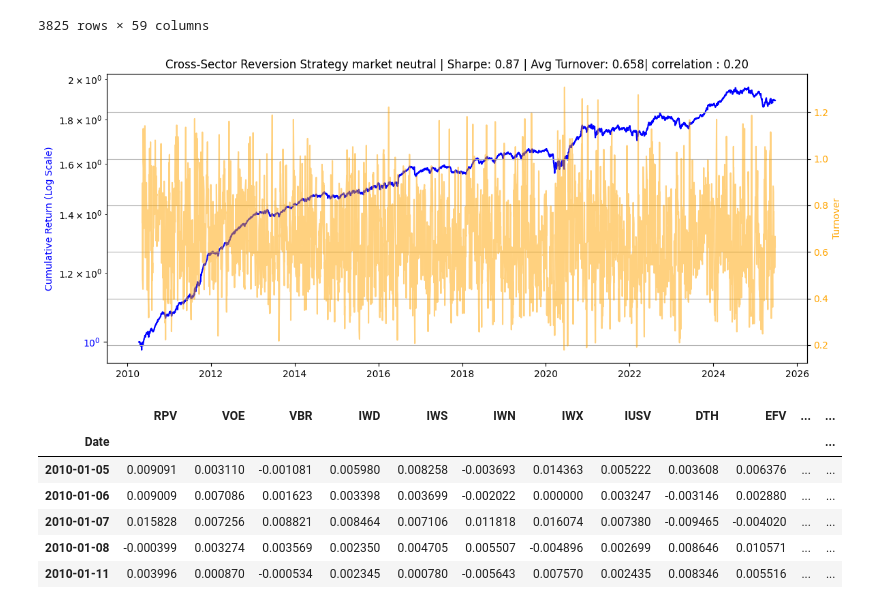
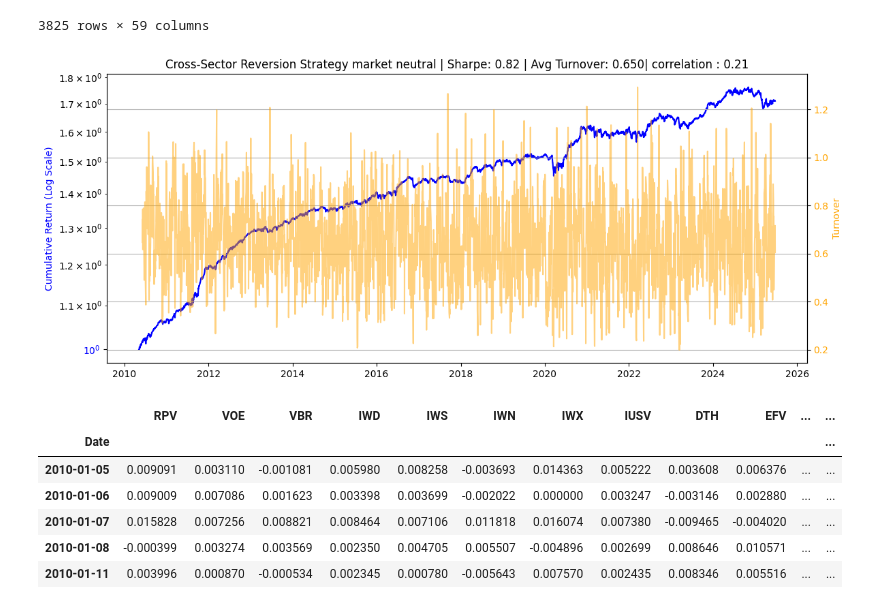
Before and after one commit to YunhoJeonKor/Residual-momentum, a Jupyter notebook: Final_file.ipynb, the cells around one changed output. Cells and saved outputs as stored; diff of their text form; code cells hidden in the pictures.

```diff
--- a/Final_file.ipynb
+++ b/Final_file.ipynb
@@ -482,35 +482,35 @@ def backtest(df_rets, market_residuals, market_returns, etf_assortment, rf_daily
     #     plt.title(f'Cross-Sector Reversion Strategy | Sharpe: {sharpe:.2f} | Avg Turnover: {avg_turnover:.3f}')
     #     fig.tight_layout()
     #     plt.grid(True)
     #     plt.show()
 
     if plot_true:
         cum_returns = (1 + strategy_returns).cumprod()
         fig, ax1 = plt.subplots(figsize=(12, 5))
 
         ax1.plot(cum_returns, color='blue', label='Cumulative Return')
         ax1.set_ylabel('Cumulative Return (Log Scale)', color='blue')
         ax1.tick_params(axis='y', labelcolor='blue')
         ax1.set_yscale("log")
 
         ax2 = ax1.twinx()
         ax2.plot(turnover, color='orange', alpha=0.5, label='Turnover')
         ax2.set_ylabel('Turnover', color='orange')
         ax2.tick_params(axis='y', labelcolor='orange')
 
         plt.title(f'Cross-Sector Reversion Strategy market neutral | Sharpe: {sharpe:.2f} | Avg Turnover: {avg_turnover:.3f}'
                   f'| correlation : {corr:.2f}')
         fig.tight_layout()
         plt.grid(True)
         plt.show()
 
         return (long_weights,short_weights,weights,strategy_returns)
 
 (long_weights,short_weights,weights,strategy_returns) = backtest(df_rets, market_residuals,market_returns, etf_assortment,
-          rf_daily, signal_window = 1, vol_window = 20, vol_scale = False, plot_true = True, sector_neutral= True, exponential_weights= True, percentile = False, market_hedged = False,
+          rf_daily, signal_window = 1, vol_window = 20, vol_scale = True, plot_true = True, sector_neutral= True, exponential_weights= True, percentile = False, market_hedged = False,
           beta_window= 40, beta_hedge=False, rolling_window = False, rolling_window_size=4)
 # %% [output]
-[figure, old version]
+[figure, new version]
 # %%
 weights.to_csv("weights.csv")
 # %%
```
Also changed, not shown: parts of 42 cells of this notebook.
